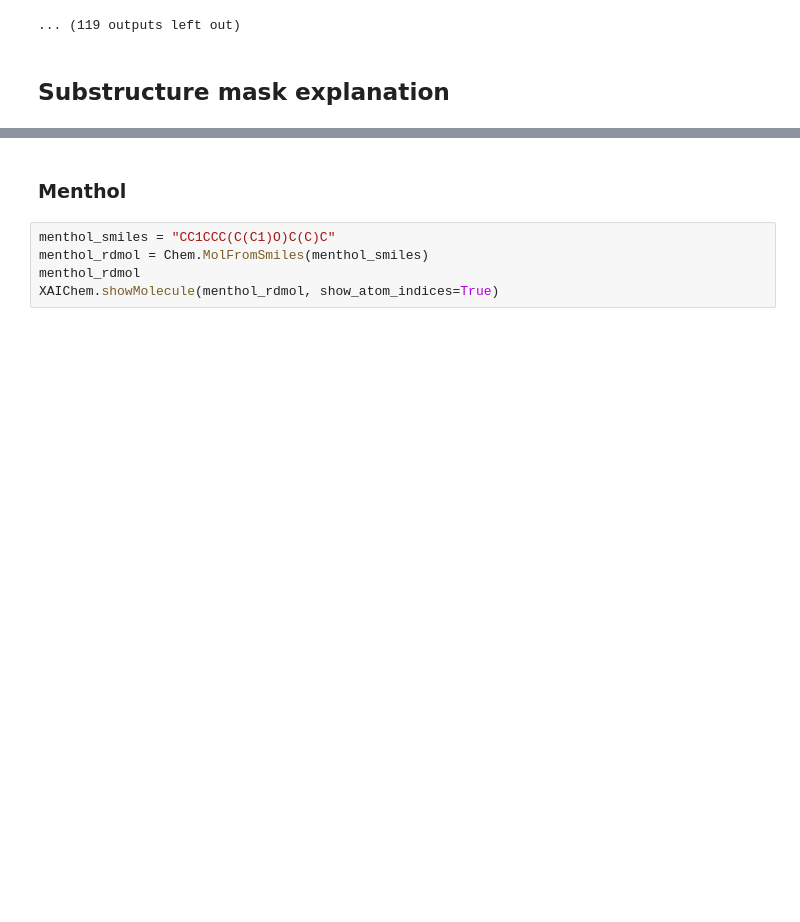
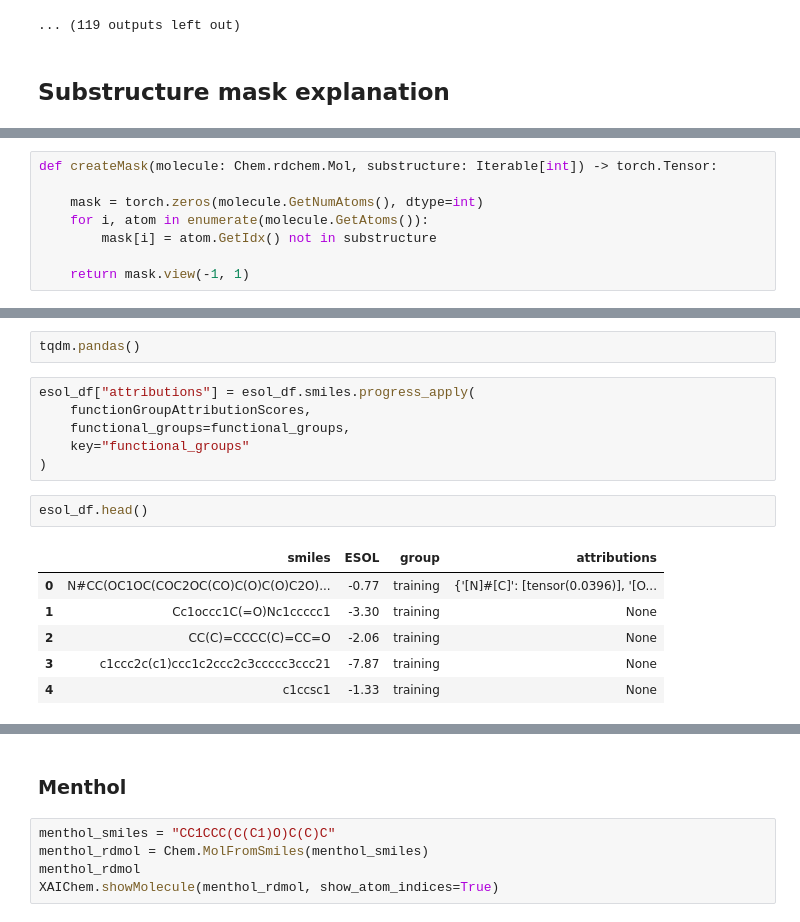
Before and after one commit to xwieme/MastatThesis, a Jupyter notebook: code/ESOL_SME.ipynb, the cells around one changed output, grey strips where cells are left out. Cells and saved outputs as stored; diff of their text form; blank space fills up the shorter version.

```diff
--- a/code/ESOL_SME.ipynb
+++ b/code/ESOL_SME.ipynb
@@ -176,0 +200,8 @@ def predict(graph, mask=None):
+# %%
+def createMask(molecule: Chem.rdchem.Mol, substructure: Iterable[int]) -> torch.Tensor:
+
+    mask = torch.zeros(molecule.GetNumAtoms(), dtype=int)
+    for i, atom in enumerate(molecule.GetAtoms()):
+        mask[i] = atom.GetIdx() not in substructure
+
+    return mask.view(-1, 1)
@@ -176,0 +299,17 @@ def predict(graph, mask=None):
+# %%
+tqdm.pandas()
+# %%
+esol_df["attributions"] = esol_df.smiles.progress_apply(
+    functionGroupAttributionScores,
+    functional_groups=functional_groups,
+    key="functional_groups"
+)
+# %%
+esol_df.head()
+# %% [output]
+|  | smiles | ESOL | group | attributions |
+| 0 | N#CC(OC1OC(COC2OC(CO)C(O)C(O)C2O)... | -0.77 | training | {'[N]#[C]': [tensor(0.0396)], '[O... |
+| 1 | Cc1occc1C(=O)Nc1ccccc1 | -3.30 | training | None |
+| 2 | CC(C)=CCCC(C)=CC=O | -2.06 | training | None |
+| 3 | c1ccc2c(c1)ccc1c2ccc2c3ccccc3ccc21 | -7.87 | training | None |
+| 4 | c1ccsc1 | -1.33 | training | None |
```
Also changed, not shown: parts of 15 cells of this notebook, 2 other files.
